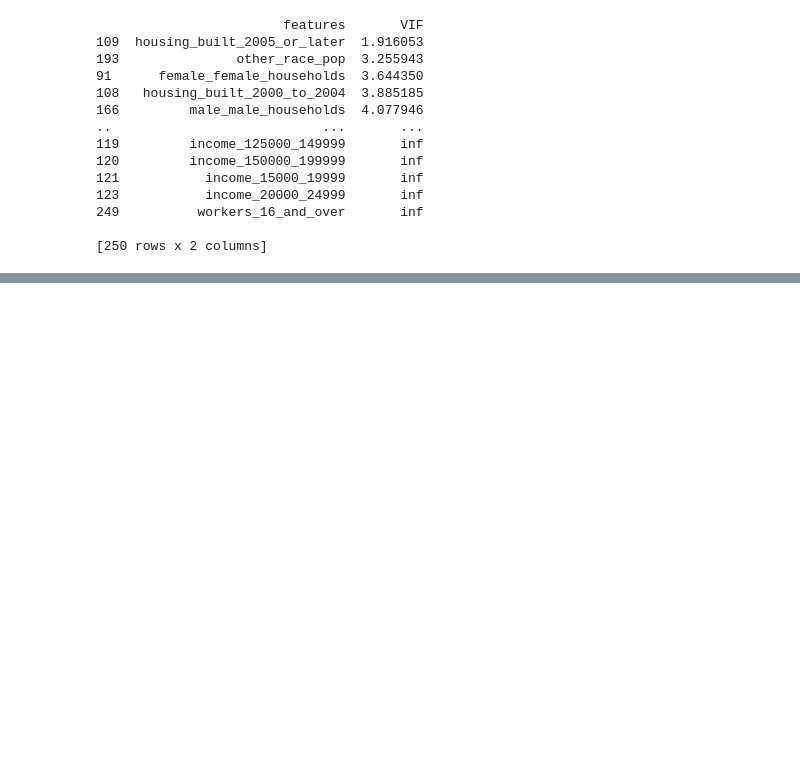
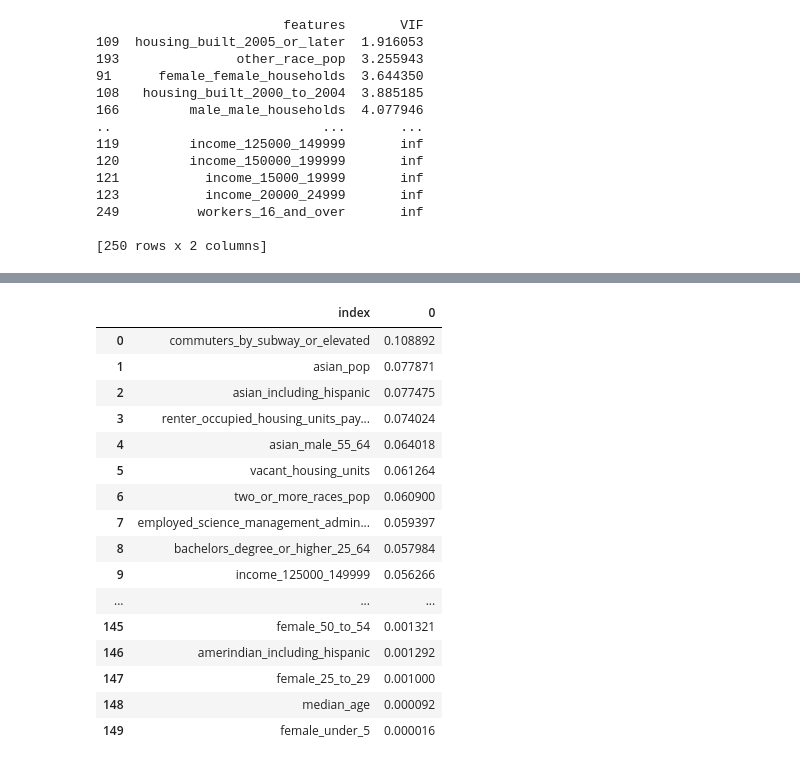
Before and after one commit to Skipp-py/NYCDSA_Capstone, a Jupyter notebook: Cherie/acs_ft_selection.ipynb, the cells around one changed output, grey strips where cells are left out. Drawn from its saved outputs; the diff is of its cells as text; code cells hidden in the pictures; blank space fills up the shorter version.

```diff
--- a/Cherie/acs_ft_selection.ipynb
+++ b/Cherie/acs_ft_selection.ipynb
@@ -156,0 +404,22 @@ print(vif_data.sort_values(by = "VIF"))
+# %%
+pc1_sorted = corr0.reindex(corr0.0.)
+# %%
+pc1_sorted
+# %% [output]
+|  | index | 0 |
+| 0 | commuters_by_subway_or_elevated | 0.108892 |
+| 1 | asian_pop | 0.077871 |
+| 2 | asian_including_hispanic | 0.077475 |
+| 3 | renter_occupied_housing_units_pay... | 0.074024 |
+| 4 | asian_male_55_64 | 0.064018 |
+| 5 | vacant_housing_units | 0.061264 |
+| 6 | two_or_more_races_pop | 0.060900 |
+| 7 | employed_science_management_admin... | 0.059397 |
+| 8 | bachelors_degree_or_higher_25_64 | 0.057984 |
+| 9 | income_125000_149999 | 0.056266 |
+| ... | ... | ... |
+| 145 | female_50_to_54 | 0.001321 |
+| 146 | amerindian_including_hispanic | 0.001292 |
+| 147 | female_25_to_29 | 0.001000 |
+| 148 | median_age | 0.000092 |
+| 149 | female_under_5 | 0.000016 |
```
Also changed, not shown: parts of 15 cells of this notebook, 3 other files.
